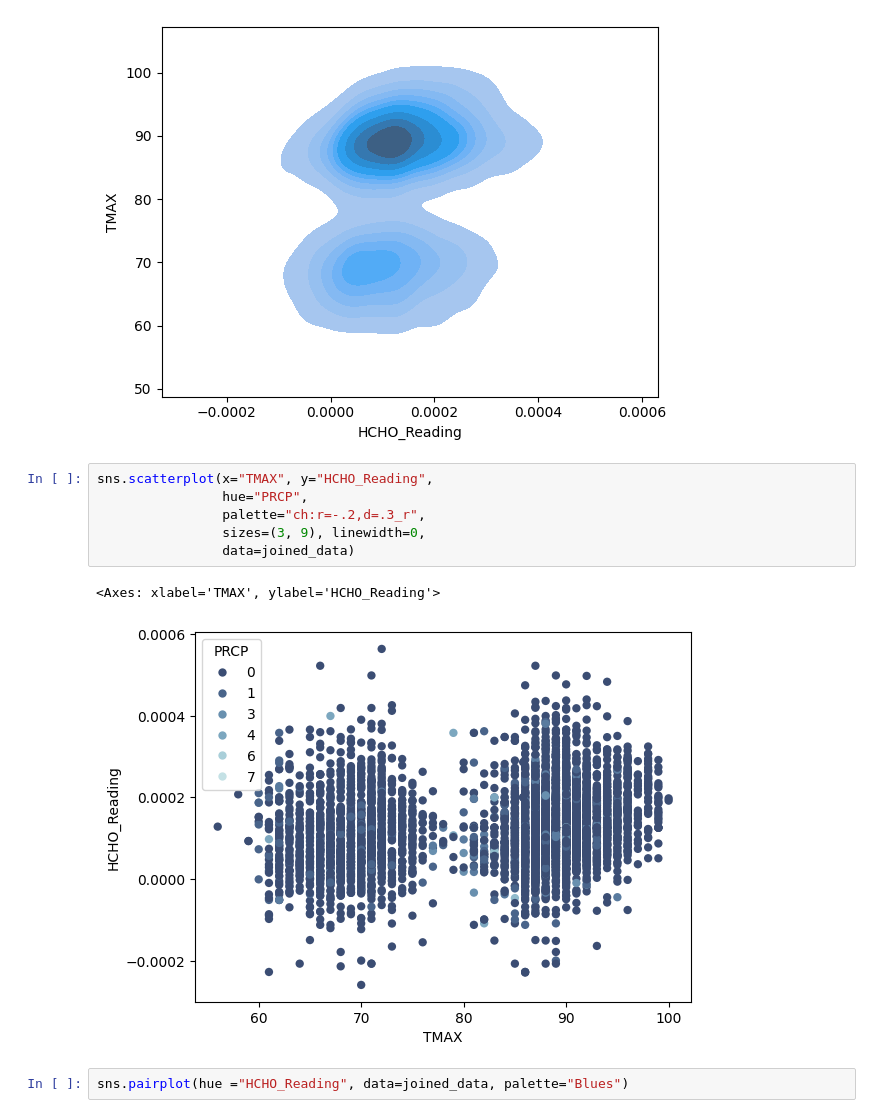
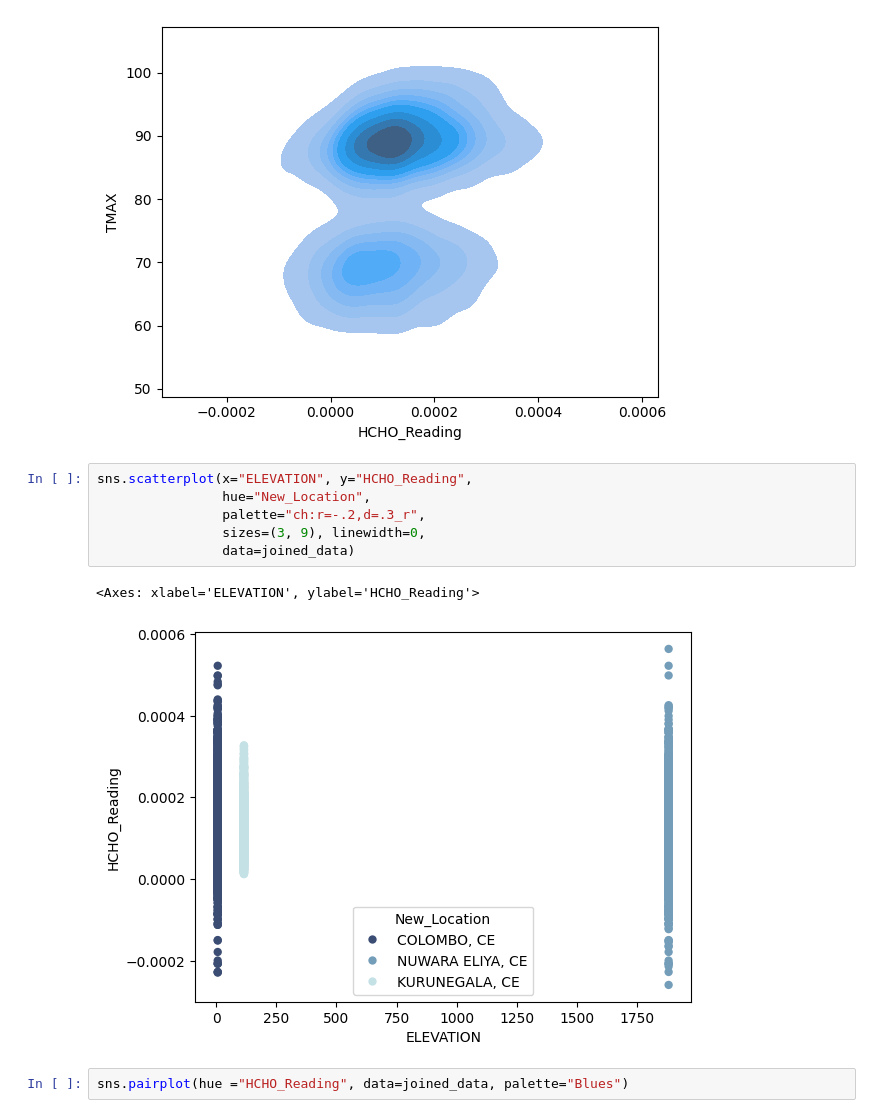
Before and after one commit to VinukaSilva/HCHO-Prediction, a Jupyter notebook: Precipitation Avg_Temperature.ipynb, the cells around one changed output. Drawn from its saved outputs; the diff is of its cells as text.

```diff
--- a/Precipitation Avg_Temperature.ipynb
+++ b/Precipitation Avg_Temperature.ipynb
@@ -604,14 +604,14 @@ sns.kdeplot(data=joined_data, x="HCHO_Reading", y="TMAX", fill=True)
 <Axes: xlabel='HCHO_Reading', ylabel='TMAX'>
 [figure]
 # %%
-sns.scatterplot(x="TMAX", y="HCHO_Reading",
-                hue="PRCP",
+sns.scatterplot(x="ELEVATION", y="HCHO_Reading",
+                hue="New_Location",
                 palette="ch:r=-.2,d=.3_r",
                 sizes=(3, 9), linewidth=0,
                 data=joined_data)
 # %% [output]
-<Axes: xlabel='TMAX', ylabel='HCHO_Reading'>
+<Axes: xlabel='ELEVATION', ylabel='HCHO_Reading'>
-[figure, old version]
+[figure, new version]
 # %%
 sns.pairplot(hue ="HCHO_Reading", data=joined_data, palette="Blues")
 # %% [output]
```
Also changed, not shown: parts of 5 cells of this notebook, 1 other file.
